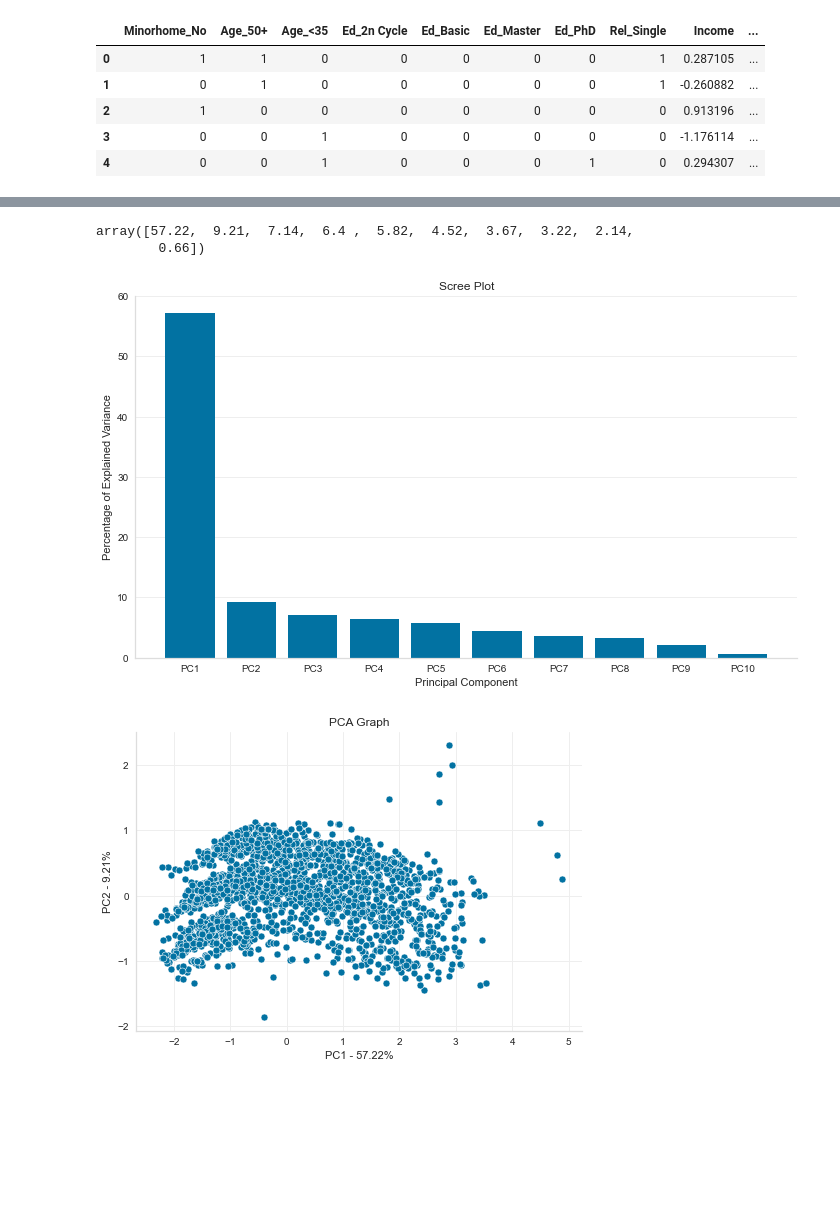
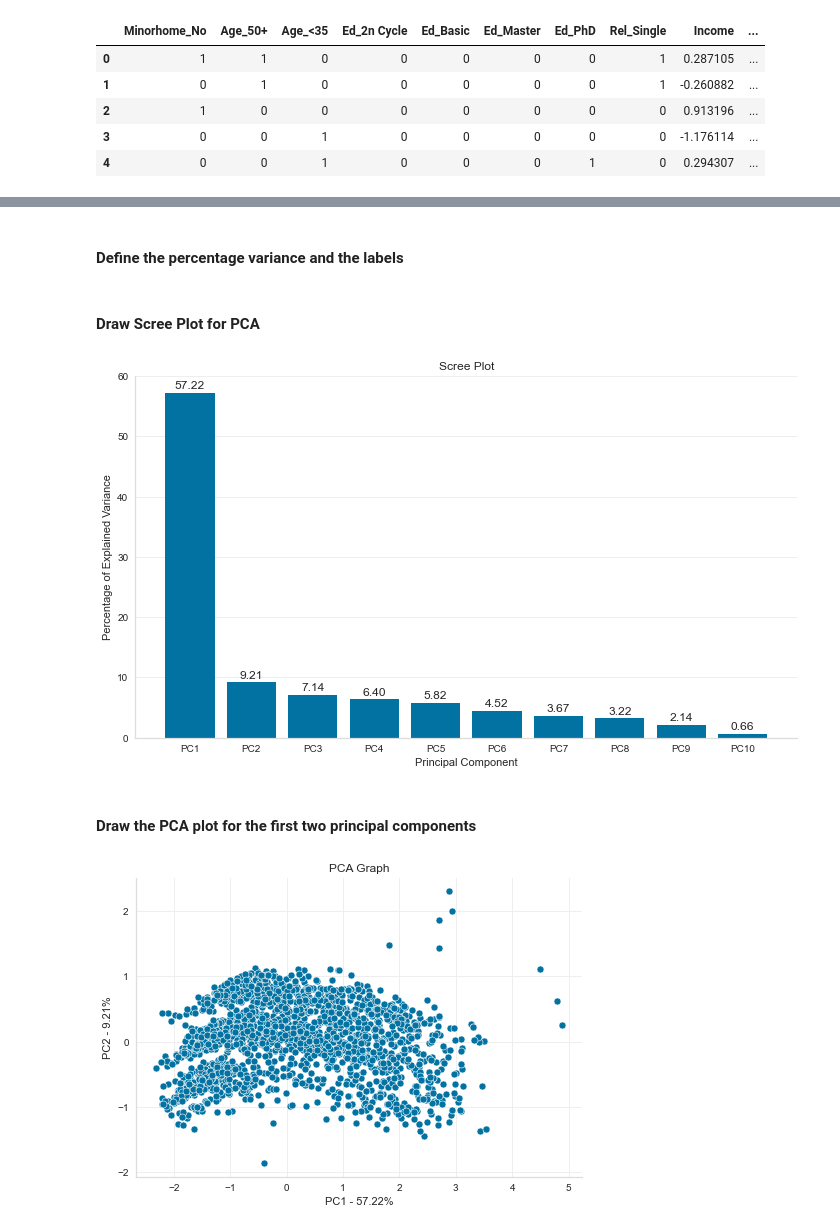
Before and after one commit to saranshkr/customer-profile-analysis, a Jupyter notebook: clustering-model.ipynb, the cells around one changed output, grey strips where cells are left out. Saved outputs shown, nothing was run; the diff lists cells and outputs as text; code cells hidden in the pictures; blank space fills up the shorter version.

```diff
--- a/clustering-model.ipynb
+++ b/clustering-model.ipynb
@@ -113,9 +136,8 @@ df.head()
 pca = PCA()
 pca.fit(df)
 pca_data = pca.transform(df)
+# %% [markdown]
+#### Define the percentage variance and the labels
 # %%
 per_var = np.round(pca.explained_variance_ratio_*100, decimals=2)
-per_var
+labels = ['PC' + str(x) for x in range(1, len(per_var)+1)]
-# %% [output]
-array([57.22,  9.21,  7.14,  6.4 ,  5.82,  4.52,  3.67,  3.22,  2.14,
-        0.66])
@@ -124,17 +144,22 @@ labels = ['PC' + str(x) for x in range(1, len(per_var)+1)]
+# %% [markdown]
+#### Draw Scree Plot for PCA
 # %%
 fig, ax = plt.subplots(figsize=(10,6))
-plt.bar(x=range(1, len(per_var)+1), height=per_var, tick_label=labels)
+bars = plt.bar(x=range(1, len(per_var)+1), height=per_var, tick_label=labels)
 format_axes(ax)
 ax.xaxis.grid(False)
+ax.bar_label(bars, fmt="%.2f", padding=2)
 plt.xlabel('Principal Component')
 plt.ylabel('Percentage of Explained Variance')
 plt.title('Scree Plot')
 plt.tight_layout()
 plt.show()
 # %% [output]
-[figure, old version]
+[figure, new version]
 # %%
 pca_df = pd.DataFrame(pca_data, columns=labels)
+# %% [markdown]
+#### Draw the PCA plot for the first two principal components
 # %%
 ax = sns.scatterplot(x=pca_df.PC1, y=pca_df.PC2)
 format_axes(ax)
```
Also changed, not shown: parts of 31 cells of this notebook.
